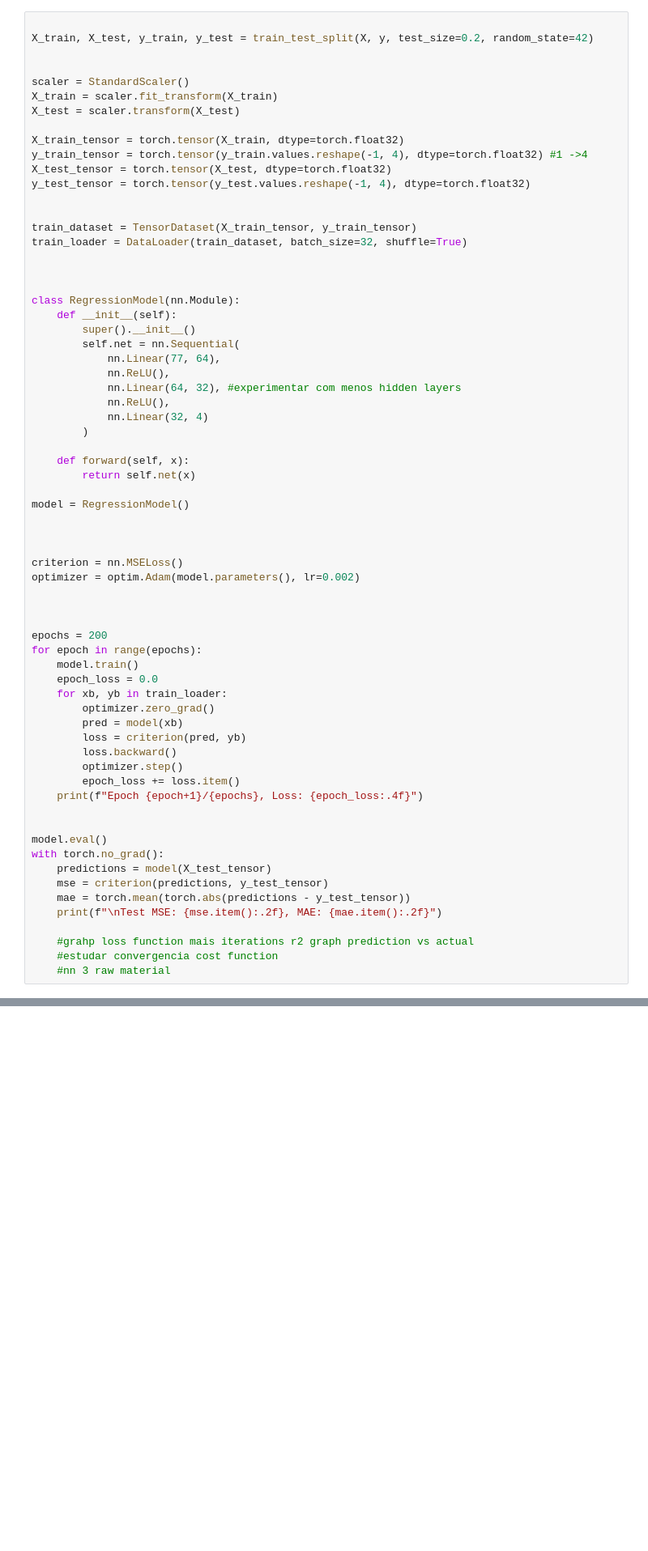
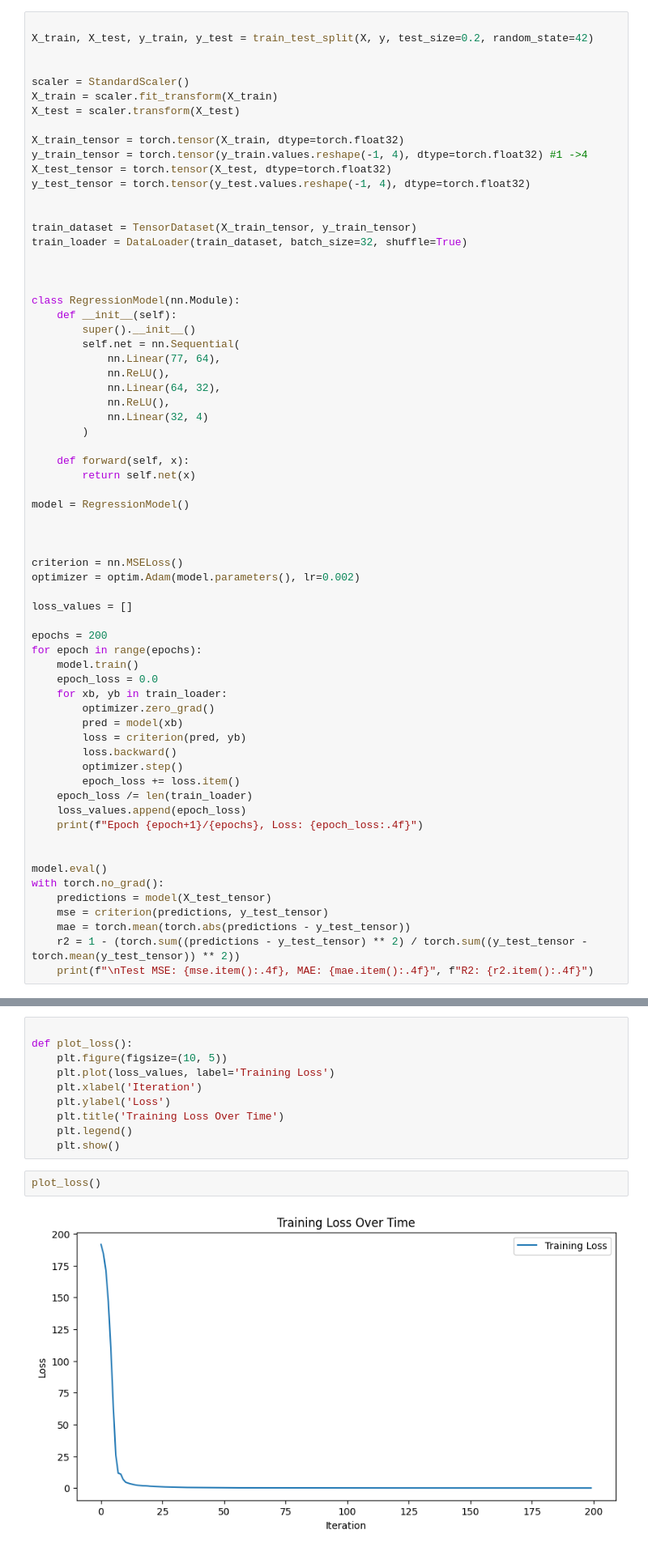
Before and after one commit to pedro-ddomingues/PEC, a Jupyter notebook: NNs.ipynb, the cells around one changed output, grey strips where cells are left out. Shown: that part at 81% size. Saved outputs shown, nothing was run; the diff lists cells and outputs as text; blank space fills up the shorter version.

Commit message:
Added graph for Loss and Predicted vs Real Values

```diff
--- a/NNs.ipynb
+++ b/NNs.ipynb
@@ -59,7 +60,7 @@ class RegressionModel(nn.Module):
         self.net = nn.Sequential(
             nn.Linear(77, 64),
             nn.ReLU(),
-            nn.Linear(64, 32), #experimentar com menos hidden layers
+            nn.Linear(64, 32),
             nn.ReLU(),
             nn.Linear(32, 4)
         )
@@ -74,7 +75,7 @@ model = RegressionModel()
 criterion = nn.MSELoss()
 optimizer = optim.Adam(model.parameters(), lr=0.002)
 
-
+loss_values = []
 
 epochs = 200
 for epoch in range(epochs):
@@ -87,6 +88,8 @@ for epoch in range(epochs):
         loss.backward()
         optimizer.step()
         epoch_loss += loss.item()
+    epoch_loss /= len(train_loader)
+    loss_values.append(epoch_loss)
     print(f"Epoch {epoch+1}/{epochs}, Loss: {epoch_loss:.4f}")
 
 
@@ -95,9 +98,6 @@ with torch.no_grad():
     predictions = model(X_test_tensor)
     mse = criterion(predictions, y_test_tensor)
     mae = torch.mean(torch.abs(predictions - y_test_tensor))
-    print(f"\nTest MSE: {mse.item():.2f}, MAE: {mae.item():.2f}")
-
-    #grahp loss function mais iterations r2 graph prediction vs actual
-    #estudar convergencia cost function
-    #nn 3 raw material
+    r2 = 1 - (torch.sum((predictions - y_test_tensor) ** 2) / torch.sum((y_test_tensor - torch.mean(y_test_tensor)) ** 2))
+    print(f"\nTest MSE: {mse.item():.4f}, MAE: {mae.item():.4f}", f"R2: {r2.item():.4f}")
 # %% [output]
@@ -120,0 +121,14 @@ Test MSE: 0.30, MAE: 0.32
+# %%
+
+def plot_loss():
+    plt.figure(figsize=(10, 5))
+    plt.plot(loss_values, label='Training Loss')
+    plt.xlabel('Iteration')
+    plt.ylabel('Loss')
+    plt.title('Training Loss Over Time')
+    plt.legend()
+    plt.show()
+# %%
+plot_loss()
+# %% [output]
+[figure, added]
```
Also changed, not shown: parts of 12 cells of this notebook, 1 other file.
